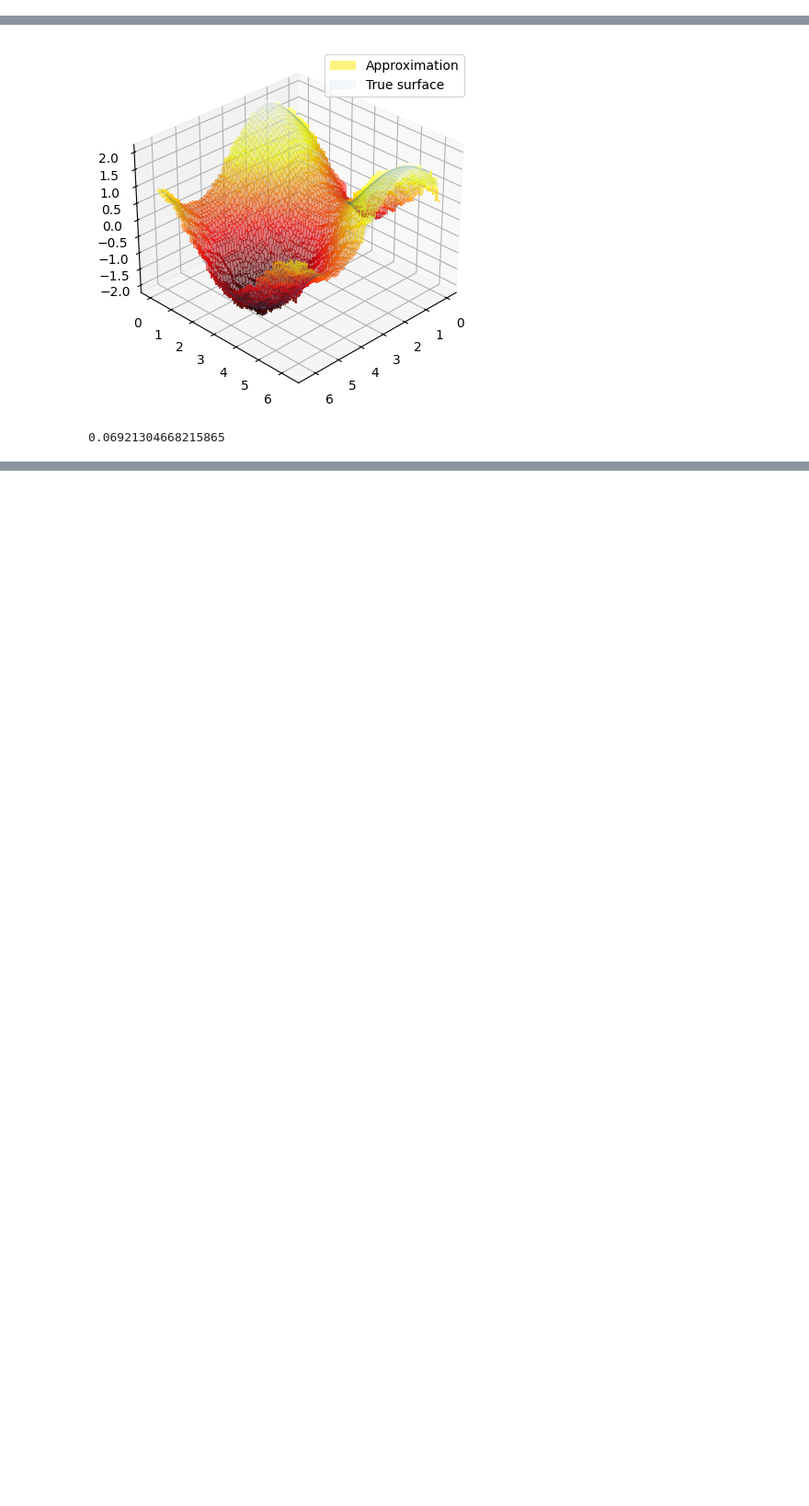
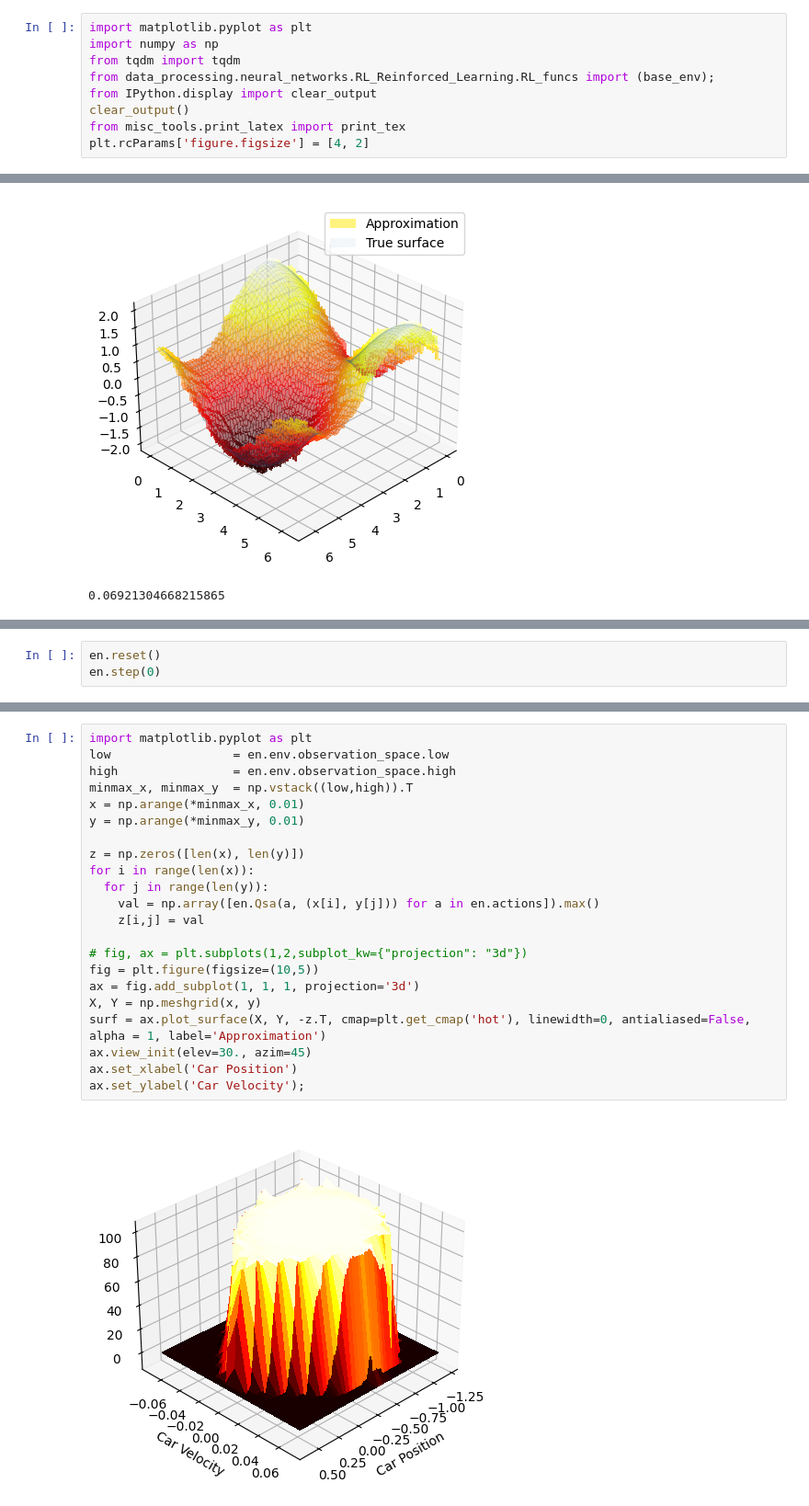
Before and after one commit to ajegorovs/aj_python_tool_lib, a Jupyter notebook: data_processing/neural_networks/RL_Reinforced_Learning/Sutton_P2_Ch09_Approximations.ipynb, the cells around one changed output, grey strips where cells are left out. Shown at 92% size. Drawn from its saved outputs; the diff is of its cells as text; blank space fills up the shorter version.

Commit message:
added/implemented Mountain car with tiling approximation. will move it to Ch10 later.

```diff
--- a/data_processing/neural_networks/RL_Reinforced_Learning/Sutton_P2_Ch09_Approximations.ipynb
+++ b/data_processing/neural_networks/RL_Reinforced_Learning/Sutton_P2_Ch09_Approximations.ipynb
@@ -1,3 +1,12 @@
+# %%
+import matplotlib.pyplot as plt
+import numpy as np
+from tqdm import tqdm
+from data_processing.neural_networks.RL_Reinforced_Learning.RL_funcs import (base_env);
+from IPython.display import clear_output
+clear_output()
+from misc_tools.print_latex import print_tex
+plt.rcParams['figure.figsize'] = [4, 2]
 # %% [markdown]
 https://github.com/MeepMoop/tilecoding/tree/master
 # %% [markdown]
@@ -270,0 +358,3 @@ np.abs(Z-z).flatten().mean()
+# %%
+en.reset()
+en.step(0)
@@ -270,0 +422,24 @@ np.abs(Z-z).flatten().mean()
+# %%
+import matplotlib.pyplot as plt
+low                 = en.env.observation_space.low
+high                = en.env.observation_space.high
+minmax_x, minmax_y  = np.vstack((low,high)).T
+x = np.arange(*minmax_x, 0.01)
+y = np.arange(*minmax_y, 0.01)
+
+z = np.zeros([len(x), len(y)])
+for i in range(len(x)):
+  for j in range(len(y)):
+    val = np.array([en.Qsa(a, (x[i], y[j])) for a in en.actions]).max()
+    z[i,j] = val
+
+# fig, ax = plt.subplots(1,2,subplot_kw={"projection": "3d"})
+fig = plt.figure(figsize=(10,5))
+ax = fig.add_subplot(1, 1, 1, projection='3d')
+X, Y = np.meshgrid(x, y)
+surf = ax.plot_surface(X, Y, -z.T, cmap=plt.get_cmap('hot'), linewidth=0, antialiased=False, alpha = 1, label='Approximation')
+ax.view_init(elev=30., azim=45)
+ax.set_xlabel('Car Position')
+ax.set_ylabel('Car Velocity');
+# %% [output]
+[figure, added]
```
Also changed, not shown: parts of 5 cells of this notebook.
